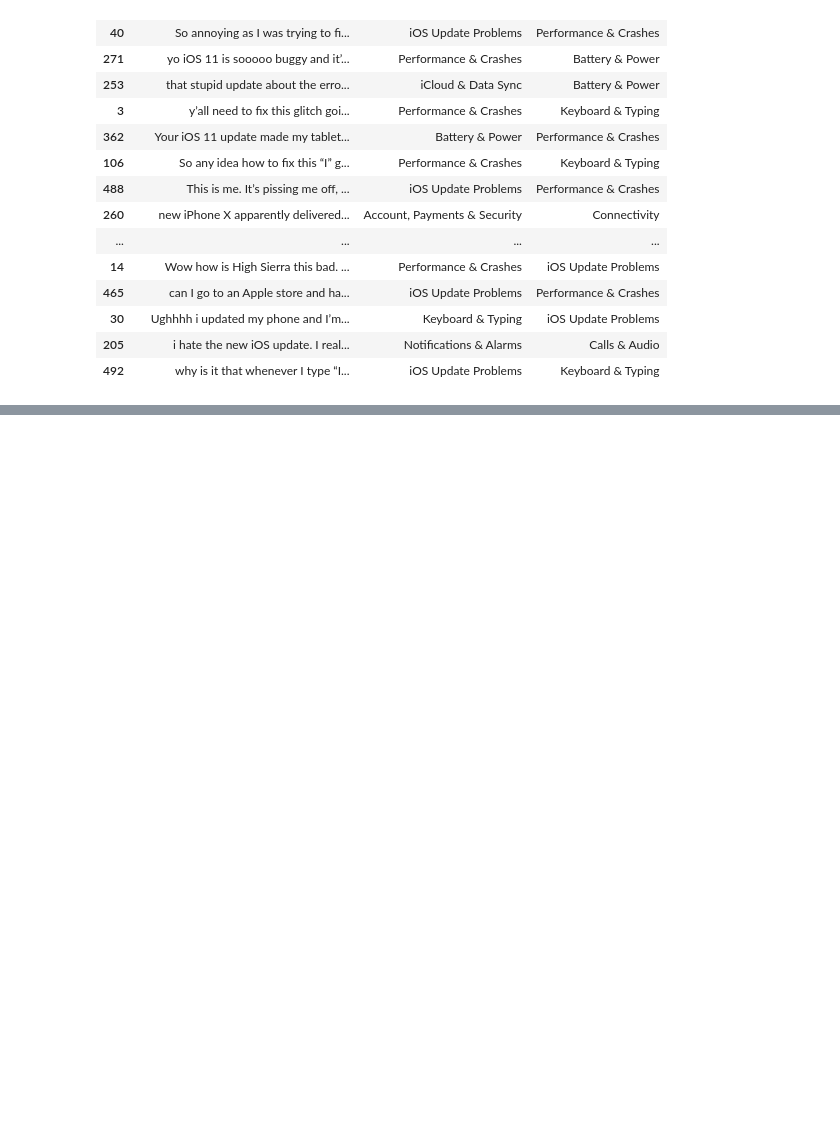
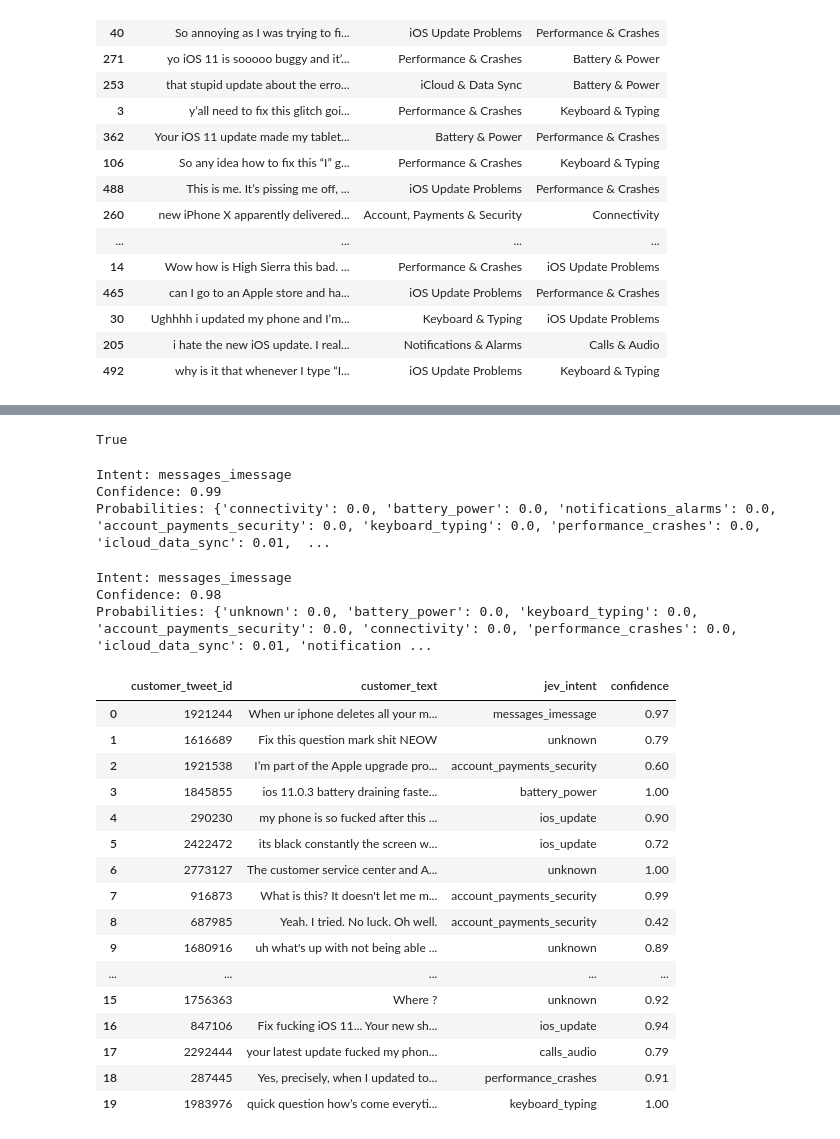
Before and after one commit to fyzanfr/tweets, a Jupyter notebook: notebooks/preprocessing.ipynb, the cells around one changed output, grey strips where cells are left out. Cells and saved outputs as stored; diff of their text form; code cells hidden in the pictures; blank space fills up the shorter version.

```diff
--- a/notebooks/preprocessing.ipynb
+++ b/notebooks/preprocessing.ipynb
@@ -899,0 +882,6 @@ Errors: 33 / 64
+# %%
+test_20 = pairs.sample(20, random_state=123).copy()
+test_20["state"] = test_20["customer_tweet_id"].apply(
+    get_conversation
+)
+display(test_20[["customer_tweet_id", "customer_text", "state"]].head(20))
@@ -899,0 +940,4 @@ Errors: 33 / 64
+# %%
+print(os.getenv("TYPESAFE_API_KEY") is not None)
+# %% [output]
+True
@@ -899,0 +959,16 @@ Errors: 33 / 64
+# %%
+with TypeSafeClient() as client:
+    response = client.system_one(
+        state=state,
+        questions=questions,
+    )
+
+answer = response.choices["intent"]
+
+print("Intent:", answer.choice)
+print("Confidence:", answer.confidence)
+print("Probabilities:", answer.probabilities)
+# %% [output]
+Intent: messages_imessage
+Confidence: 0.99
+Probabilities: {'connectivity': 0.0, 'battery_power': 0.0, 'notifications_alarms': 0.0, 'account_payments_security': 0.0, 'keyboard_typing': 0.0, 'performance_crashes': 0.0, 'icloud_data_sync': 0.01,  ...
@@ -899,0 +1001,48 @@ Errors: 33 / 64
+# %%
+state = test_20.iloc[0]["state"]
+
+result = classify_intent(state)
+
+#print("Customer:", test_20.iloc[0]["customer_text"])
+print("Intent:", result["intent"])
+print("Confidence:", result["confidence"])
+print("Probabilities:", result["probabilities"])
+# %% [output]
+Intent: messages_imessage
+Confidence: 0.98
+Probabilities: {'unknown': 0.0, 'battery_power': 0.0, 'keyboard_typing': 0.0, 'account_payments_security': 0.0, 'connectivity': 0.0, 'performance_crashes': 0.0, 'icloud_data_sync': 0.01, 'notification ...
+# %%
+jev_results = []
+
+for _, row in test_20.iterrows():
+    result = classify_intent(row["state"])
+
+    jev_results.append({
+        "customer_tweet_id": row["customer_tweet_id"],
+        "customer_text": row["customer_text"],
+        #"sufficient_context": result["sufficient_context"],
+        "jev_intent": result["intent"],
+        "confidence": result["confidence"],
+    })
+
+jev_results = pd.DataFrame(jev_results)
+
+display(jev_results)
+# %% [output]
+|  | customer_tweet_id | customer_text | jev_intent | confidence |
+| 0 | 1921244 | When ur iphone deletes all your m... | messages_imessage | 0.97 |
+| 1 | 1616689 | Fix this question mark shit NEOW | unknown | 0.79 |
+| 2 | 1921538 | I’m part of the Apple upgrade pro... | account_payments_security | 0.60 |
+| 3 | 1845855 | ios 11.0.3 battery draining faste... | battery_power | 1.00 |
+| 4 | 290230 | my phone is so fucked after this ... | ios_update | 0.90 |
+| 5 | 2422472 | its black constantly the screen w... | ios_update | 0.72 |
+| 6 | 2773127 | The customer service center and A... | unknown | 1.00 |
+| 7 | 916873 | What is this? It doesn't let me m... | account_payments_security | 0.99 |
+| 8 | 687985 | Yeah. I tried. No luck. Oh well. | account_payments_security | 0.42 |
+| 9 | 1680916 | uh what's up with not being able ... | unknown | 0.89 |
+| ... | ... | ... | ... | ... |
+| 15 | 1756363 | Where ? | unknown | 0.92 |
+| 16 | 847106 | Fix fucking iOS 11... Your new sh... | ios_update | 0.94 |
+| 17 | 2292444 | your latest update fucked my phon... | calls_audio | 0.79 |
+| 18 | 287445 | Yes, precisely, when I updated to... | performance_crashes | 0.91 |
+| 19 | 1983976 | quick question how’s come everyti... | keyboard_typing | 1.00 |
```
Also changed, not shown: parts of 13 cells of this notebook, 2 other files.
